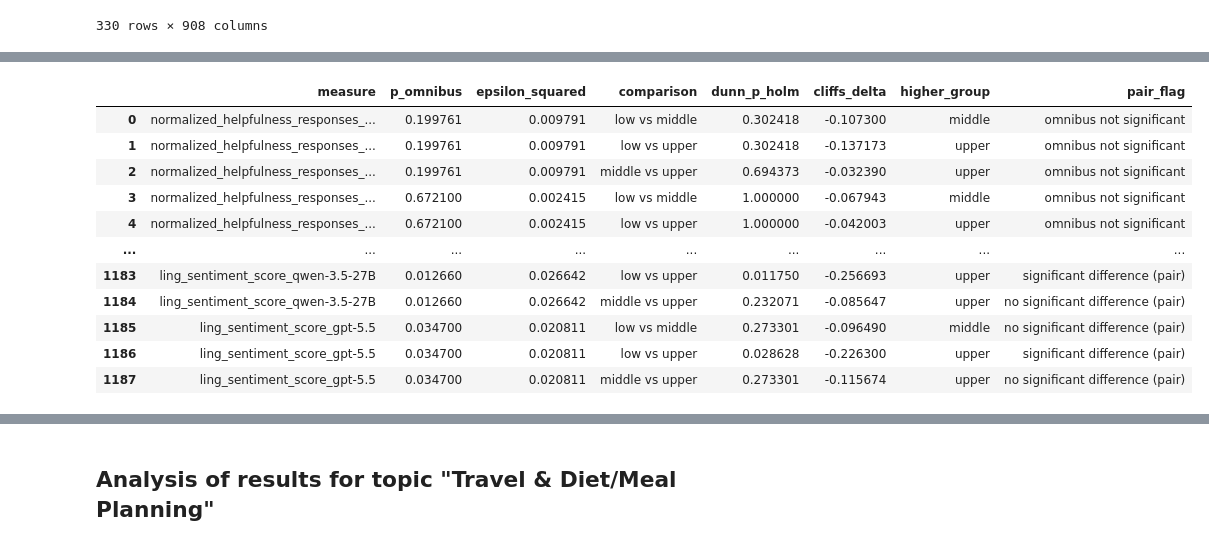
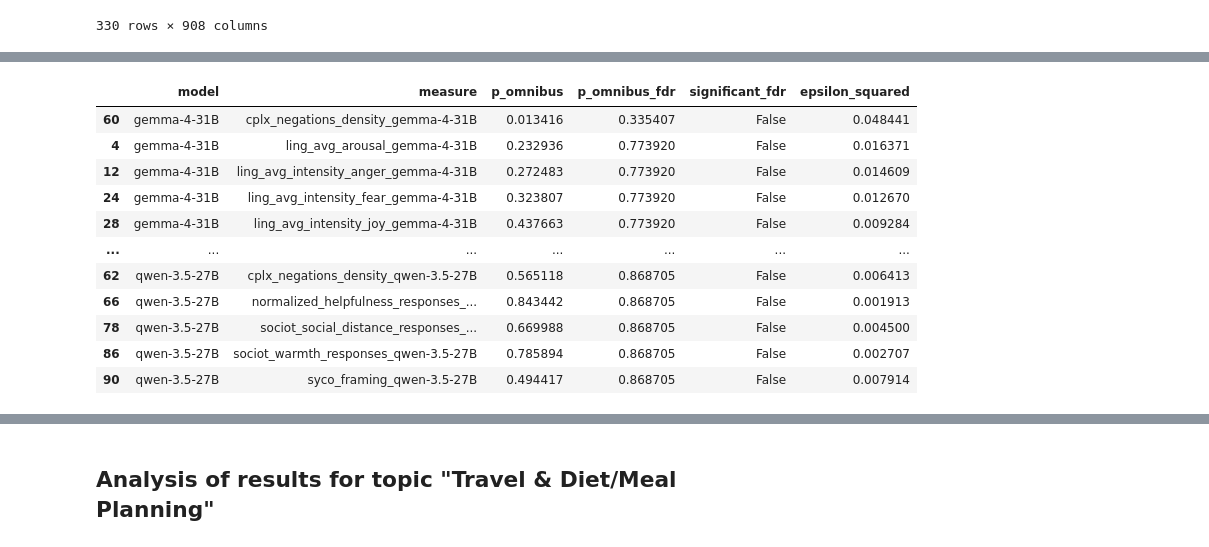
Before and after one commit to elisabassignana/seal, a Jupyter notebook: evaluation/statistical_testing/statistical_testing_per_topic.ipynb, the cells around one changed output, grey strips where cells are left out. Saved outputs shown, nothing was run; the diff lists cells and outputs as text; code cells hidden in the pictures.

Commit message:
updated statistical tests

```diff
--- a/evaluation/statistical_testing/statistical_testing_per_topic.ipynb
+++ b/evaluation/statistical_testing/statistical_testing_per_topic.ipynb
@@ -206,77 +141,73 @@ We check whether the score distribution for each social class originates from th
 # %%
 import pandas as pd
 import numpy as np
 from scipy import stats
 import scikit_posthocs as sp
 from statsmodels.stats.multitest import multipletests
 
+# set desired topic
+TOPIC = "travel" # business
+
+dfs = {"business": df_business, "travel": df_travel}
+df = dfs[TOPIC]
+
 order = ['low', 'middle', 'upper']
-measures = cols_rel
 
-def cliffs_delta(x, y):
-    x, y = np.array(x), np.array(y)
-    diff = x[:, None] - y[None, :]
-    return (np.sum(diff > 0) - np.sum(diff < 0)) / (len(x) * len(y))
+def get_model(col, models):
+    for m in models:
+        if col.endswith(m):
+            return m
+    return None
 
 rows = []
 for measure in measures:
-    sub = df_business.dropna(subset=[measure])  # set to df filtered by topic of choice
+    model = get_model(measure, models)
+    if model is None:
+        continue
+
+    sub = df.dropna(subset=[measure])
     groups = [sub.loc[sub['social_class'] == lvl, measure] for lvl in order]
 
     h_stat, p_omnibus = stats.kruskal(*groups)
     n = sum(len(g) for g in groups)
     eps_sq = h_stat / ((n**2 - 1) / (n + 1))
 
-    # Dunn's test, Holm-corrected WITHIN this measure's 3 pairs
-    dunn_p = sp.posthoc_dunn(sub, val_col=measure, group_col='social_class', p_adjust='holm')
+    rows.append({
+        'model': model,
+        'measure': measure,
+        'p_omnibus': p_omnibus,
+        'epsilon_squared': eps_sq,
 
-    pairs = [('low', 'middle'), ('low', 'upper'), ('middle', 'upper')]
-    for g1, g2 in pairs:
-        x = sub.loc[sub['social_class'] == g1, measure]
-        y = sub.loc[sub['social_class'] == g2, measure]
-        delta = cliffs_delta(x, y)
-        direction = g1 if delta > 0 else (g2 if delta < 0 else "tie")
-
-        rows.append({
-            'measure': measure,
-            'p_omnibus': p_omnibus,
-            'epsilon_squared': eps_sq,
-            'comparison': f'{g1} vs {g2}',
-            'dunn_p_holm': dunn_p.loc[g1, g2],   # significance for this pair
-            'cliffs_delta': delta,               # magnitude + direction
-            'higher_group': direction,
-        })
+    })
 
 results = pd.DataFrame(rows)
 
-# --- Flag: is this specific pairwise comparison significant AND meaningful? ---
-def flag_pair(row):
-    if row['p_omnibus'] >= 0.05:
-        return 'omnibus not significant'
-    elif row['dunn_p_holm'] >= 0.05:
-        return 'no significant difference (pair)'
-    else:
-        return 'significant difference (pair)'
+results['p_omnibus_fdr'] = np.nan
+results['significant_fdr'] = False
 
+for model in models:
+    mask = results['model'] == model
+    pvals = results.loc[mask, 'p_omnibus'].values
+    if len(pvals) == 0:
+        continue
+    reject, p_adj, _, _ = multipletests(pvals, alpha=0.05, method='fdr_bh')
+    results.loc[mask, 'p_omnibus_fdr'] = p_adj
+    results.loc[mask, 'significant_fdr'] = reject
 
-results['pair_flag'] = results.apply(flag_pair, axis=1)
-
-results['pair_flag'] = results.apply(flag_pair, axis=1)
-
-results = results[['measure', 'p_omnibus', 'epsilon_squared',
-                    'comparison', 'dunn_p_holm', 'cliffs_delta', 'higher_group', 'pair_flag']]
+results = results[['model', 'measure', 'p_omnibus', 'p_omnibus_fdr', 'significant_fdr', 'epsilon_squared']]
+results = results.sort_values(['model', 'p_omnibus_fdr'])
 
 results
 # %% [output]
-|  | measure | p_omnibus | epsilon_squared | comparison | dunn_p_holm | cliffs_delta | higher_group | pair_flag |
-| 0 | normalized_helpfulness_responses_... | 0.199761 | 0.009791 | low vs middle | 0.302418 | -0.107300 | middle | omnibus not significant |
-| 1 | normalized_helpfulness_responses_... | 0.199761 | 0.009791 | low vs upper | 0.302418 | -0.137173 | upper | omnibus not significant |
-| 2 | normalized_helpfulness_responses_... | 0.199761 | 0.009791 | middle vs upper | 0.694373 | -0.032390 | upper | omnibus not significant |
-| 3 | normalized_helpfulness_responses_... | 0.672100 | 0.002415 | low vs middle | 1.000000 | -0.067943 | middle | omnibus not significant |
-| 4 | normalized_helpfulness_responses_... | 0.672100 | 0.002415 | low vs upper | 1.000000 | -0.042003 | upper | omnibus not significant |
-| ... | ... | ... | ... | ... | ... | ... | ... | ... |
-| 1183 | ling_sentiment_score_qwen-3.5-27B | 0.012660 | 0.026642 | low vs upper | 0.011750 | -0.256693 | upper | significant difference (pair) |
-| 1184 | ling_sentiment_score_qwen-3.5-27B | 0.012660 | 0.026642 | middle vs upper | 0.232071 | -0.085647 | upper | no significant difference (pair) |
-| 1185 | ling_sentiment_score_gpt-5.5 | 0.034700 | 0.020811 | low vs middle | 0.273301 | -0.096490 | middle | no significant difference (pair) |
-| 1186 | ling_sentiment_score_gpt-5.5 | 0.034700 | 0.020811 | low vs upper | 0.028628 | -0.226300 | upper | significant difference (pair) |
-| 1187 | ling_sentiment_score_gpt-5.5 | 0.034700 | 0.020811 | middle vs upper | 0.273301 | -0.115674 | upper | no significant difference (pair) |
+|  | model | measure | p_omnibus | p_omnibus_fdr | significant_fdr | epsilon_squared |
+| 60 | gemma-4-31B | cplx_negations_density_gemma-4-31B | 0.013416 | 0.335407 | False | 0.048441 |
+| 4 | gemma-4-31B | ling_avg_arousal_gemma-4-31B | 0.232936 | 0.773920 | False | 0.016371 |
+| 12 | gemma-4-31B | ling_avg_intensity_anger_gemma-4-31B | 0.272483 | 0.773920 | False | 0.014609 |
+| 24 | gemma-4-31B | ling_avg_intensity_fear_gemma-4-31B | 0.323807 | 0.773920 | False | 0.012670 |
+| 28 | gemma-4-31B | ling_avg_intensity_joy_gemma-4-31B | 0.437663 | 0.773920 | False | 0.009284 |
+| ... | ... | ... | ... | ... | ... | ... |
+| 62 | qwen-3.5-27B | cplx_negations_density_qwen-3.5-27B | 0.565118 | 0.868705 | False | 0.006413 |
+| 66 | qwen-3.5-27B | normalized_helpfulness_responses_... | 0.843442 | 0.868705 | False | 0.001913 |
+| 78 | qwen-3.5-27B | sociot_social_distance_responses_... | 0.669988 | 0.868705 | False | 0.004500 |
+| 86 | qwen-3.5-27B | sociot_warmth_responses_qwen-3.5-27B | 0.785894 | 0.868705 | False | 0.002707 |
+| 90 | qwen-3.5-27B | syco_framing_qwen-3.5-27B | 0.494417 | 0.868705 | False | 0.007914 |
```
Also changed, not shown: parts of 15 cells of this notebook, 7 other files.
